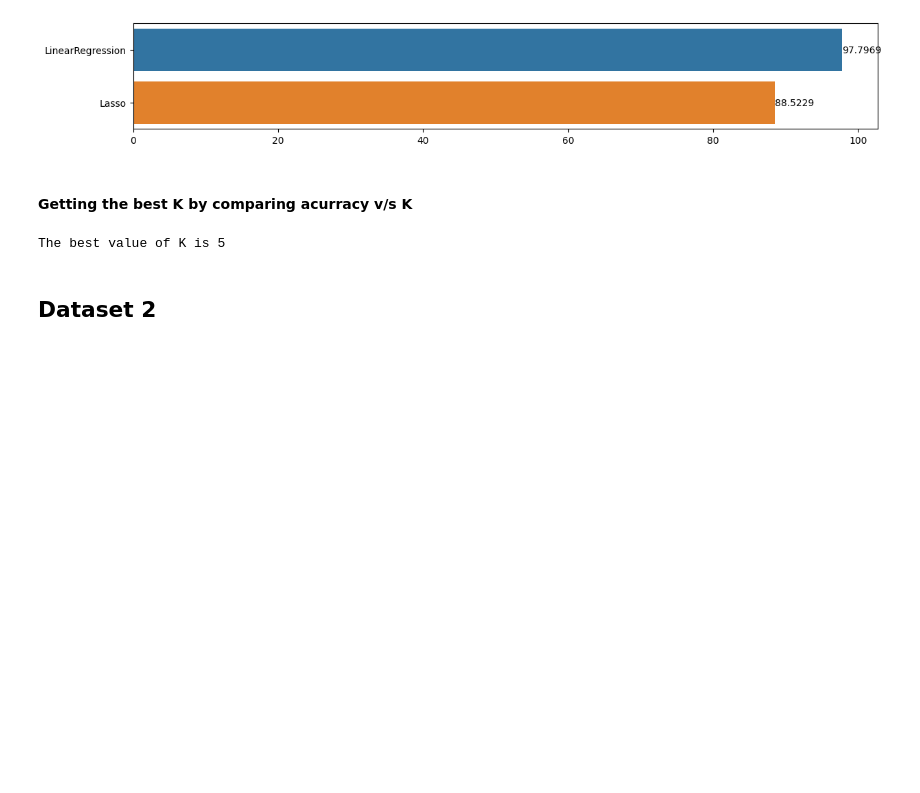
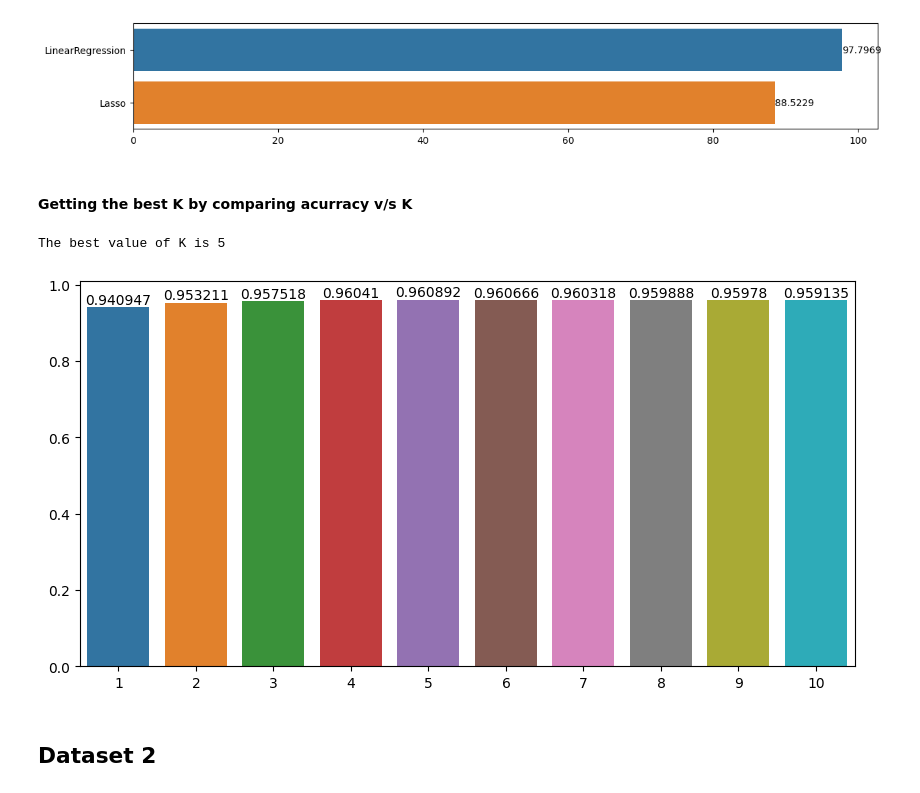
Before and after one commit to Akshaj000/UniversalMLDataProcessor, a Jupyter notebook: Submission/code_space.ipynb, the cells around one changed output. Drawn from its saved outputs; the diff is of its cells as text; code cells hidden in the pictures; blank space fills up the shorter version.

```diff
--- a/Submission/code_space.ipynb
+++ b/Submission/code_space.ipynb
@@ -419,13 +419,18 @@ fig.show()
 # %%
 from sklearn.neighbors import KNeighborsRegressor
 model_list = {str(i):KNeighborsRegressor(i) for i in range(1,11)}
 accuracy_list={}
 for model_name,model in model_list.items():
     model.fit(data_p_object.train_features,data_p_object.train_target)
     accuracy_list[model_name] = model.score(data_p_object.test_features,data_p_object.test_target)
+fig,axes = plt.subplots(figsize=(10,5))
+a = sns.barplot(x=list(accuracy_list.keys()),y=list(accuracy_list.values()),ax=axes)
+for i in a.containers:
+    a.bar_label(i)
 print("The best value of K is",list(accuracy_list.keys())[list(accuracy_list.values()).index(max(list(accuracy_list.values())))])
 # %% [output]
 The best value of K is 5
+[figure, added]
 # %% [markdown]
 ## Dataset 2
 # %% [markdown]
```
